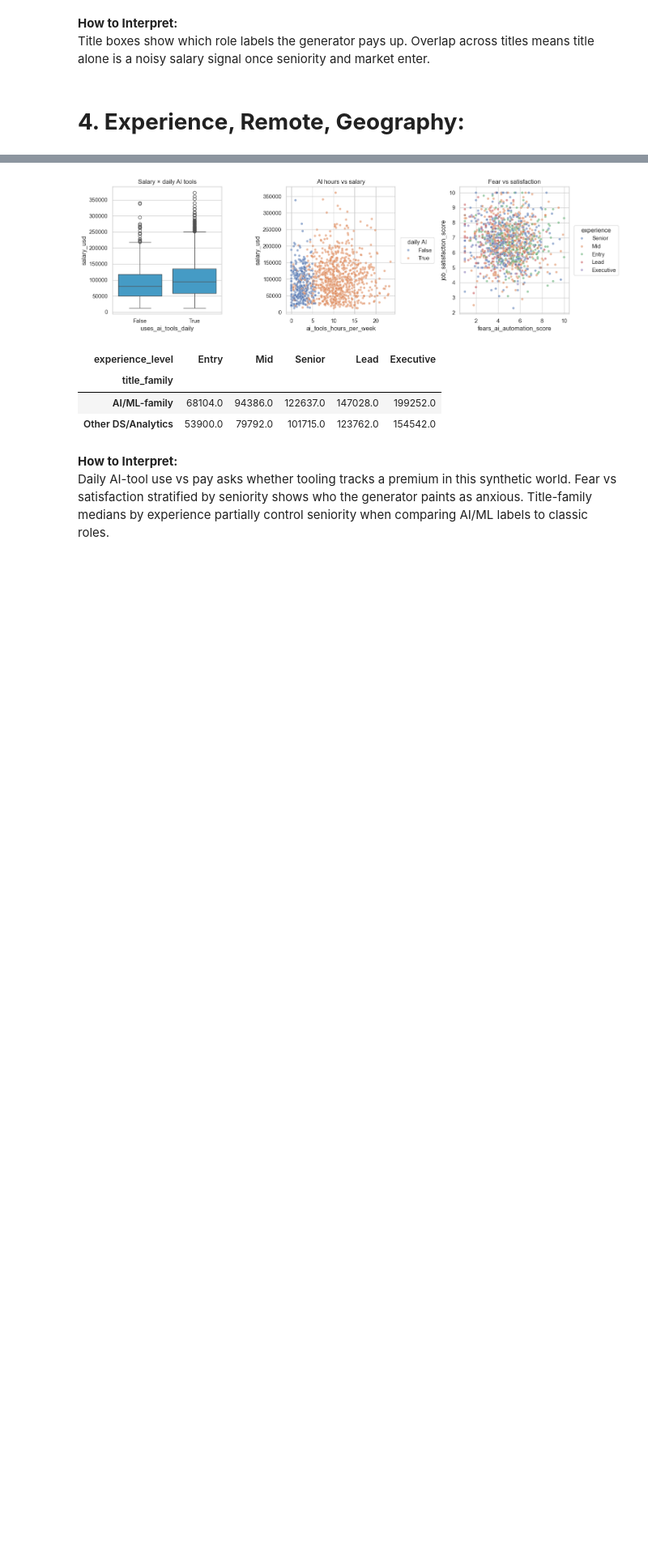
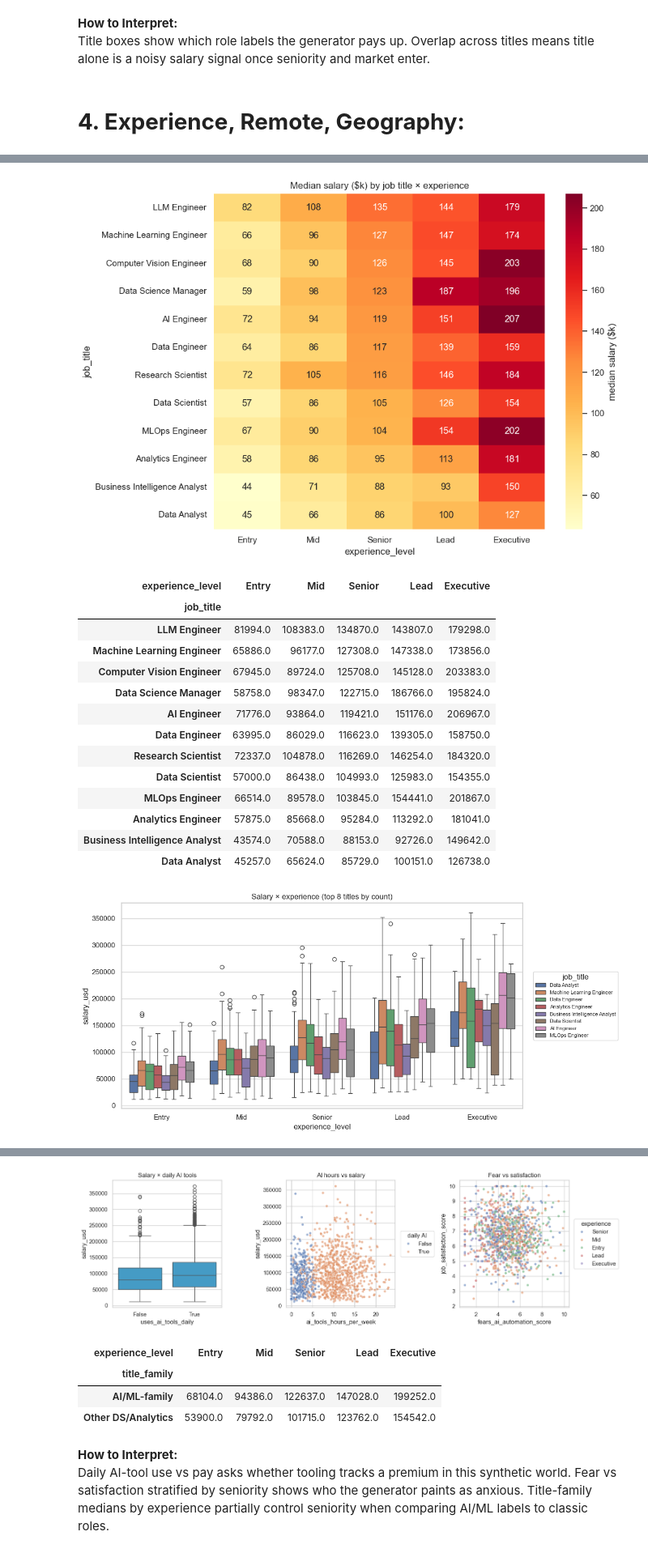
Before and after one commit to nicapotato/KaggleNotebooks, a Jupyter notebook: eda/guided-ai-ds-job-salaries-2026-exploration.ipynb, the cells around one changed output, grey strips where cells are left out. Shown at 81% size. Saved outputs shown, nothing was run; the diff lists cells and outputs as text; code cells hidden in the pictures; blank space fills up the shorter version.

```diff
--- a/eda/guided-ai-ds-job-salaries-2026-exploration.ipynb
+++ b/eda/guided-ai-ds-job-salaries-2026-exploration.ipynb
@@ -249,0 +231,57 @@ Experience should dominate if the generator is well-behaved. Remote ratio premiu
+# %%
+# Median salary heatmap: job_title × experience_level
+title_exp_med = (
+    df.groupby(["job_title", "experience_level"])["salary_usd"]
+    .median()
+    .unstack()
+    .reindex(columns=exp_order)
+)
+# Order titles by Senior median (stable middle band)
+title_order_pay = title_exp_med["Senior"].sort_values(ascending=False).index
+title_exp_med = title_exp_med.reindex(title_order_pay)
+
+f, ax = plt.subplots(figsize=(10, 7))
+sns.heatmap(
+    title_exp_med / 1000,
+    annot=True, fmt=".0f", cmap="YlOrRd", ax=ax, cbar_kws={"label": "median salary ($k)"},
+)
+ax.set_title("Median salary ($k) by job title × experience")
+ax.set_xlabel("experience_level")
+ax.set_ylabel("job_title")
+plt.tight_layout()
+plt.show()
+display(title_exp_med.round(0))
+
+# Same slice as boxplots for the top titles by volume
+top_titles_n = df["job_title"].value_counts().head(8).index
+f, ax = plt.subplots(figsize=(12, 5.5))
+sns.boxplot(
+    data=df[df["job_title"].isin(top_titles_n)],
+    x="experience_level", y="salary_usd",
+    hue="job_title", order=exp_order, ax=ax,
+)
+ax.set_title("Salary × experience (top 8 titles by count)")
+ax.legend(title="job_title", bbox_to_anchor=(1.02, 0.5), loc="center left", fontsize=8)
+plt.tight_layout()
+plt.show()
+
+# Title rank stability: which titles stay high across seniority
+rank_by_exp = title_exp_med.rank(ascending=False, method="min")
+display(rank_by_exp.astype(int).rename_axis("title rank within experience (1=highest median)"))
+# %% [output]
+[figure, added]
+| experience_level | Entry | Mid | Senior | Lead | Executive |
+| job_title |  |  |  |  |  |
+| LLM Engineer | 81994.0 | 108383.0 | 134870.0 | 143807.0 | 179298.0 |
+| Machine Learning Engineer | 65886.0 | 96177.0 | 127308.0 | 147338.0 | 173856.0 |
+| Computer Vision Engineer | 67945.0 | 89724.0 | 125708.0 | 145128.0 | 203383.0 |
+| Data Science Manager | 58758.0 | 98347.0 | 122715.0 | 186766.0 | 195824.0 |
+| AI Engineer | 71776.0 | 93864.0 | 119421.0 | 151176.0 | 206967.0 |
+| Data Engineer | 63995.0 | 86029.0 | 116623.0 | 139305.0 | 158750.0 |
+| Research Scientist | 72337.0 | 104878.0 | 116269.0 | 146254.0 | 184320.0 |
+| Data Scientist | 57000.0 | 86438.0 | 104993.0 | 125983.0 | 154355.0 |
+| MLOps Engineer | 66514.0 | 89578.0 | 103845.0 | 154441.0 | 201867.0 |
+| Analytics Engineer | 57875.0 | 85668.0 | 95284.0 | 113292.0 | 181041.0 |
+| Business Intelligence Analyst | 43574.0 | 70588.0 | 88153.0 | 92726.0 | 149642.0 |
+| Data Analyst | 45257.0 | 65624.0 | 85729.0 | 100151.0 | 126738.0 |
+[figure, added]
```
Also changed, not shown: parts of 16 cells of this notebook, 10 other files.
